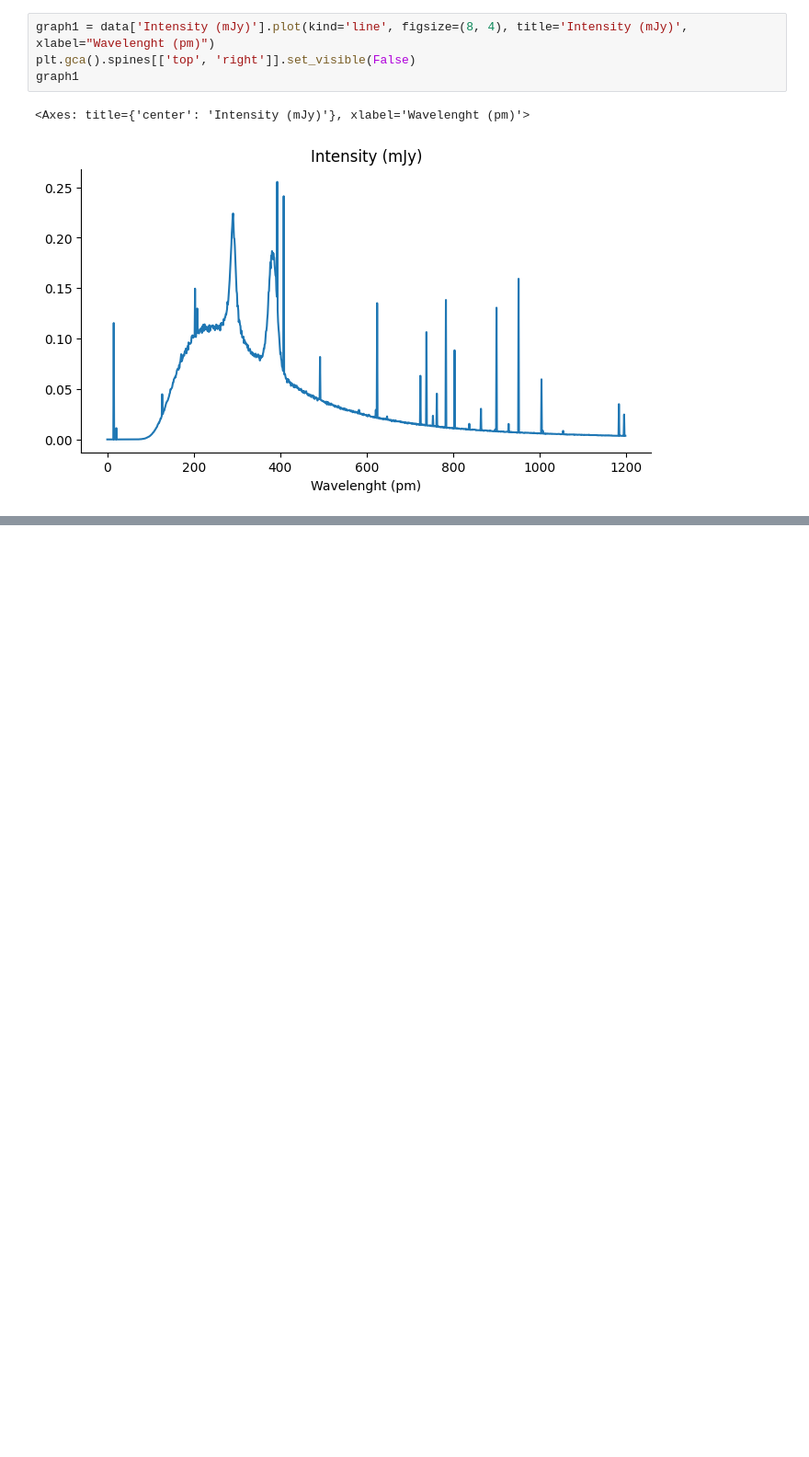
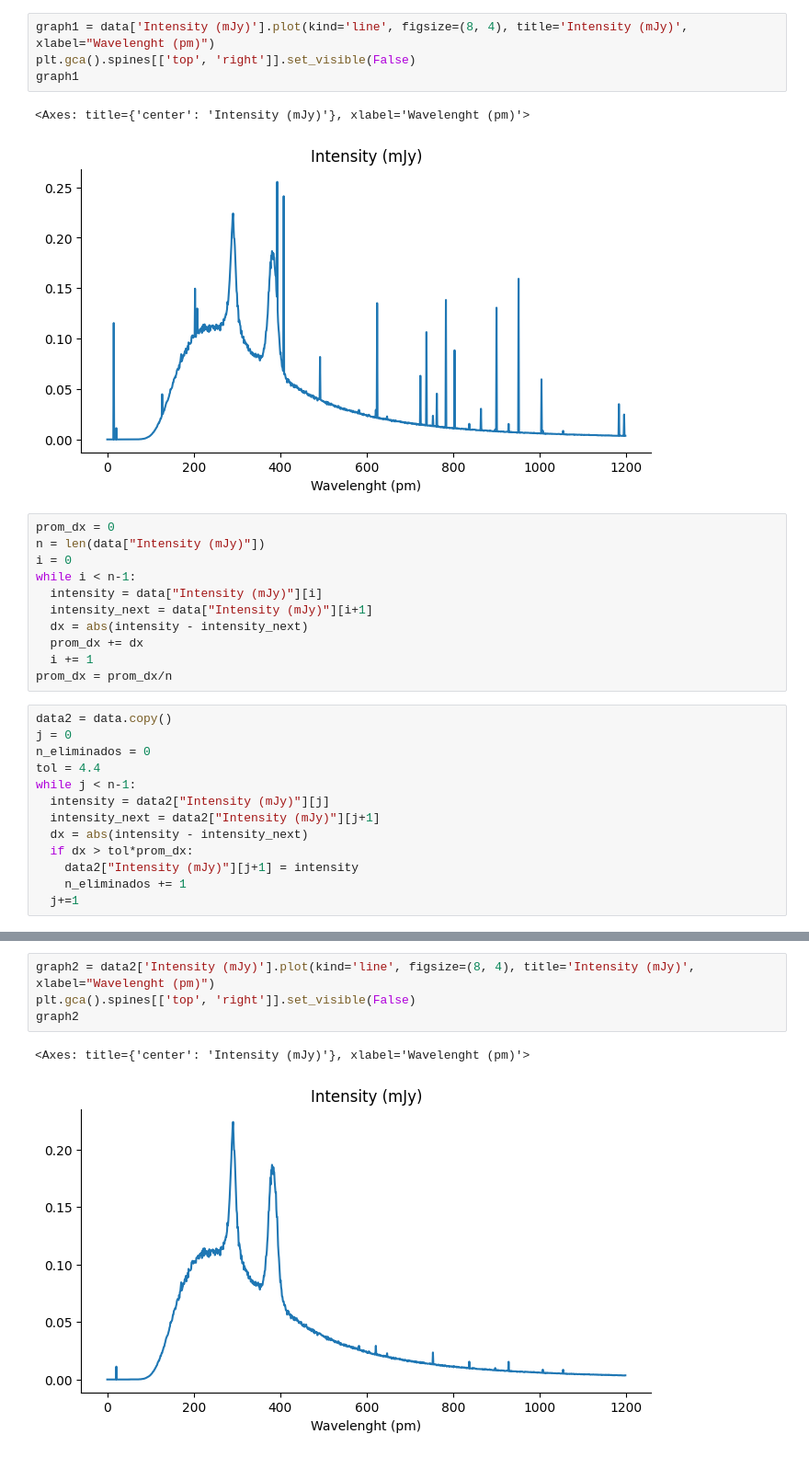
Before and after one commit to juand4g/MetodosComputacionales2-G02, a Jupyter notebook: T1.ipynb, the cells around one changed output, grey strips where cells are left out. Shown at 92% size. Cells and saved outputs as stored; diff of their text form; blank space fills up the shorter version.

```diff
--- a/T1.ipynb
+++ b/T1.ipynb
@@ -28,3 +30,27 @@ graph1
 # %% [output]
 <Axes: title={'center': 'Intensity (mJy)'}, xlabel='Wavelenght (pm)'>
 [figure]
+# %%
+prom_dx = 0
+n = len(data["Intensity (mJy)"])
+i = 0
+while i < n-1:
+  intensity = data["Intensity (mJy)"][i]
+  intensity_next = data["Intensity (mJy)"][i+1]
+  dx = abs(intensity - intensity_next)
+  prom_dx += dx
+  i += 1
+prom_dx = prom_dx/n
+# %%
+data2 = data.copy()
+j = 0
+n_eliminados = 0
+tol = 4.4
+while j < n-1:
+  intensity = data2["Intensity (mJy)"][j]
+  intensity_next = data2["Intensity (mJy)"][j+1]
+  dx = abs(intensity - intensity_next)
+  if dx > tol*prom_dx:
+    data2["Intensity (mJy)"][j+1] = intensity
+    n_eliminados += 1
+  j+=1
@@ -30,0 +68,7 @@ graph1
+# %%
+graph2 = data2['Intensity (mJy)'].plot(kind='line', figsize=(8, 4), title='Intensity (mJy)', xlabel="Wavelenght (pm)")
+plt.gca().spines[['top', 'right']].set_visible(False)
+graph2
+# %% [output]
+<Axes: title={'center': 'Intensity (mJy)'}, xlabel='Wavelenght (pm)'>
+[figure, added]
```
Also changed, not shown: parts of 11 cells of this notebook.
